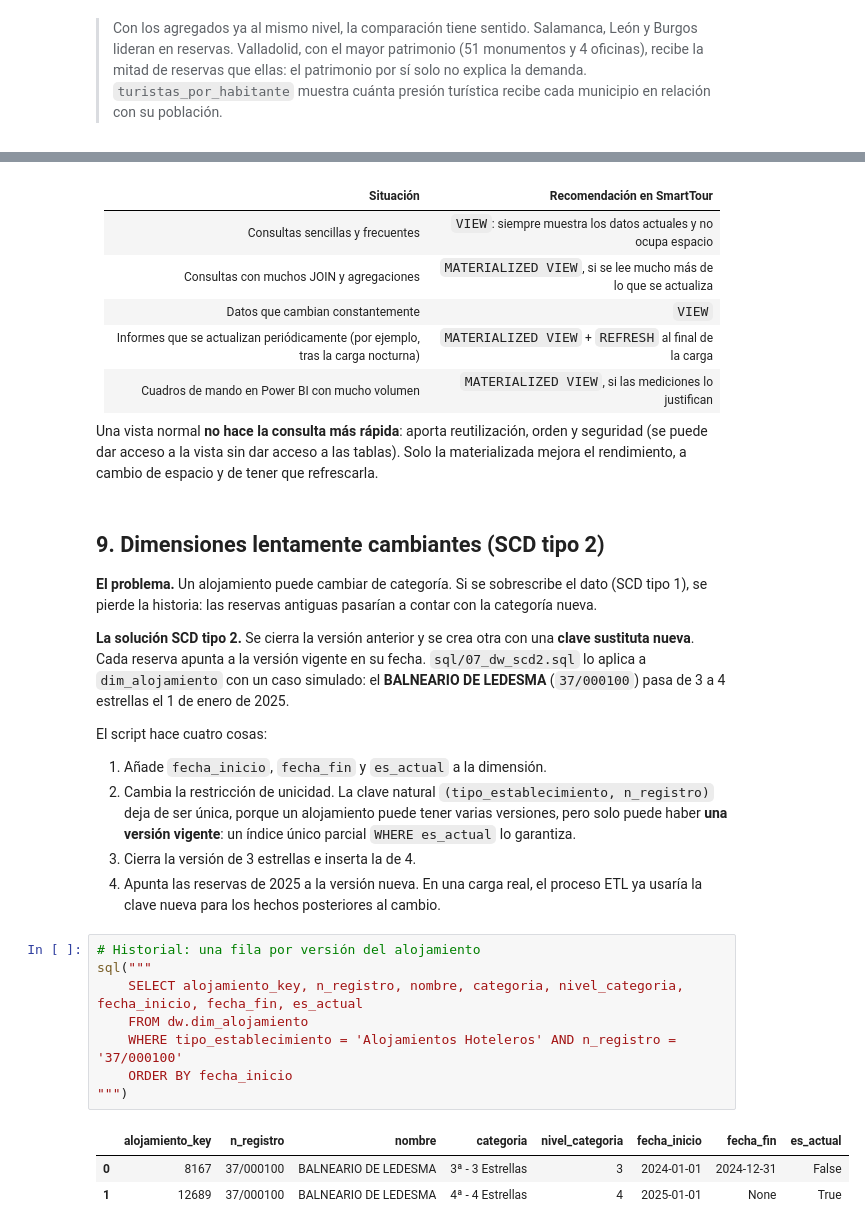
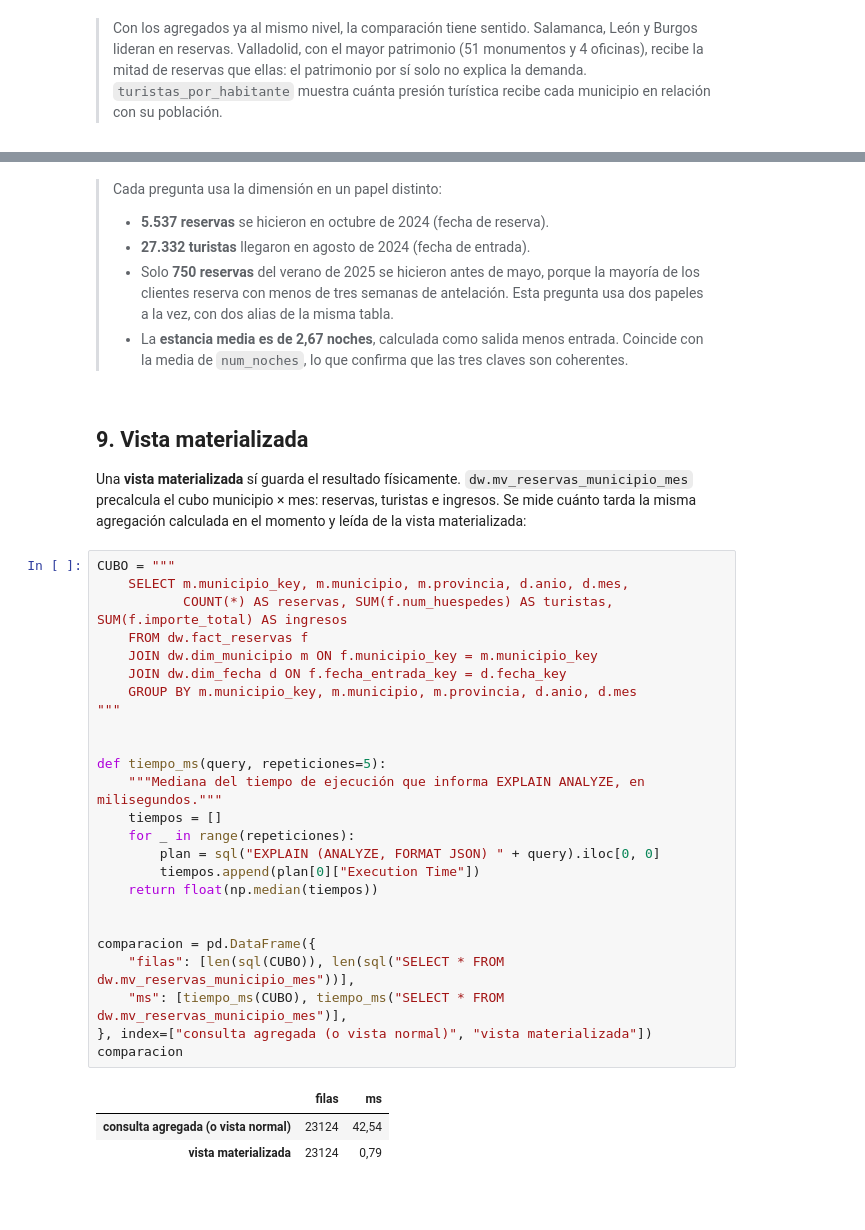
Before and after one commit to GeorgiF0x/SmartTour-BigData, a Jupyter notebook: notebooks/03_Lab05c_Vistas_SCD.ipynb, the cells around one changed output, grey strips where cells are left out. Drawn from its saved outputs; the diff is of its cells as text; blank space fills up the shorter version.

```diff
--- a/notebooks/03_Lab05c_Vistas_SCD.ipynb
+++ b/notebooks/03_Lab05c_Vistas_SCD.ipynb
@@ -586,37 +601,42 @@ sql("""
 # %% [markdown]
-| Situación | Recomendación en SmartTour |
-|---|---|
-| Consultas sencillas y frecuentes | `VIEW`: siempre muestra los datos actuales y no ocupa espacio |
-| Consultas con muchos JOIN y agregaciones | `MATERIALIZED VIEW`, si se lee mucho más de lo que se actualiza |
-| Datos que cambian constantemente | `VIEW` |
-| Informes que se actualizan periódicamente (por ejemplo, tras la carga nocturna) | `MATERIALIZED VIEW` + `REFRESH` al final de la carga |
-| Cuadros de mando en Power BI con mucho volumen | `MATERIALIZED VIEW`, si las mediciones lo justifican |
-
-Una vista normal **no hace la consulta más rápida**: aporta reutilización, orden y seguridad (se puede dar acceso a la vista sin dar acceso a las tablas). Solo la materializada mejora el rendimiento, a cambio de espacio y de tener que refrescarla.
+> Cada pregunta usa la dimensión en un papel distinto:
+>
+> - **5.537 reservas** se hicieron en octubre de 2024 (fecha de reserva).
+> - **27.332 turistas** llegaron en agosto de 2024 (fecha de entrada).
+> - Solo **750 reservas** del verano de 2025 se hicieron antes de mayo, porque la mayoría de los clientes reserva con menos de tres semanas de antelación. Esta pregunta usa dos papeles a la vez, con dos alias de la misma tabla.
+> - La **estancia media es de 2,67 noches**, calculada como salida menos entrada. Coincide con la media de `num_noches`, lo que confirma que las tres claves son coherentes.
 # %% [markdown]
-<a id="scd"></a>
-## 9. Dimensiones lentamente cambiantes (SCD tipo 2)
+<a id="mv"></a>
+## 9. Vista materializada
 
-**El problema.** Un alojamiento puede cambiar de categoría. Si se sobrescribe el dato (SCD tipo 1), se pierde la historia: las reservas antiguas pasarían a contar con la categoría nueva.
-
-**La solución SCD tipo 2.** Se cierra la versión anterior y se crea otra con una **clave sustituta nueva**. Cada reserva apunta a la versión vigente en su fecha. `sql/07_dw_scd2.sql` lo aplica a `dim_alojamiento` con un caso simulado: el **BALNEARIO DE LEDESMA** (`37/000100`) pasa de 3 a 4 estrellas el 1 de enero de 2025.
-
-El script hace cuatro cosas:
-
-1. Añade `fecha_inicio`, `fecha_fin` y `es_actual` a la dimensión.
-2. Cambia la restricción de unicidad. La clave natural `(tipo_establecimiento, n_registro)` deja de ser única, porque un alojamiento puede tener varias versiones, pero solo puede haber **una versión vigente**: un índice único parcial `WHERE es_actual` lo garantiza.
-3. Cierra la versión de 3 estrellas e inserta la de 4.
-4. Apunta las reservas de 2025 a la versión nueva. En una carga real, el proceso ETL ya usaría la clave nueva para los hechos posteriores al cambio.
+Una **vista materializada** sí guarda el resultado físicamente. `dw.mv_reservas_municipio_mes` precalcula el cubo municipio × mes: reservas, turistas e ingresos. Se mide cuánto tarda la misma agregación calculada en el momento y leída de la vista materializada:
 # %%
-# Historial: una fila por versión del alojamiento
-sql("""
-    SELECT alojamiento_key, n_registro, nombre, categoria, nivel_categoria, fecha_inicio, fecha_fin, es_actual
-    FROM dw.dim_alojamiento
-    WHERE tipo_establecimiento = 'Alojamientos Hoteleros' AND n_registro = '37/000100'
-    ORDER BY fecha_inicio
-""")
+CUBO = """
+    SELECT m.municipio_key, m.municipio, m.provincia, d.anio, d.mes,
+           COUNT(*) AS reservas, SUM(f.num_huespedes) AS turistas, SUM(f.importe_total) AS ingresos
+    FROM dw.fact_reservas f
+    JOIN dw.dim_municipio m ON f.municipio_key = m.municipio_key
+    JOIN dw.dim_fecha d ON f.fecha_entrada_key = d.fecha_key
+    GROUP BY m.municipio_key, m.municipio, m.provincia, d.anio, d.mes
+"""
+
+
+def tiempo_ms(query, repeticiones=5):
+    """Mediana del tiempo de ejecución que informa EXPLAIN ANALYZE, en milisegundos."""
+    tiempos = []
+    for _ in range(repeticiones):
+        plan = sql("EXPLAIN (ANALYZE, FORMAT JSON) " + query).iloc[0, 0]
+        tiempos.append(plan[0]["Execution Time"])
+    return float(np.median(tiempos))
+
+
+comparacion = pd.DataFrame({
+    "filas": [len(sql(CUBO)), len(sql("SELECT * FROM dw.mv_reservas_municipio_mes"))],
+    "ms": [tiempo_ms(CUBO), tiempo_ms("SELECT * FROM dw.mv_reservas_municipio_mes")],
+}, index=["consulta agregada (o vista normal)", "vista materializada"])
+comparacion
 # %% [output]
-|  | alojamiento_key | n_registro | nombre | categoria | nivel_categoria | fecha_inicio | fecha_fin | es_actual |
-| 0 | 8167 | 37/000100 | BALNEARIO DE LEDESMA | 3ª - 3 Estrellas | 3 | 2024-01-01 | 2024-12-31 | False |
-| 1 | 12689 | 37/000100 | BALNEARIO DE LEDESMA | 4ª - 4 Estrellas | 4 | 2025-01-01 | None | True |
+|  | filas | ms |
+| consulta agregada (o vista normal) | 23124 | 42,54 |
+| vista materializada | 23124 | 0,79 |
 # %% [markdown]
```
Also changed, not shown: parts of 31 cells of this notebook, 14 other files.
